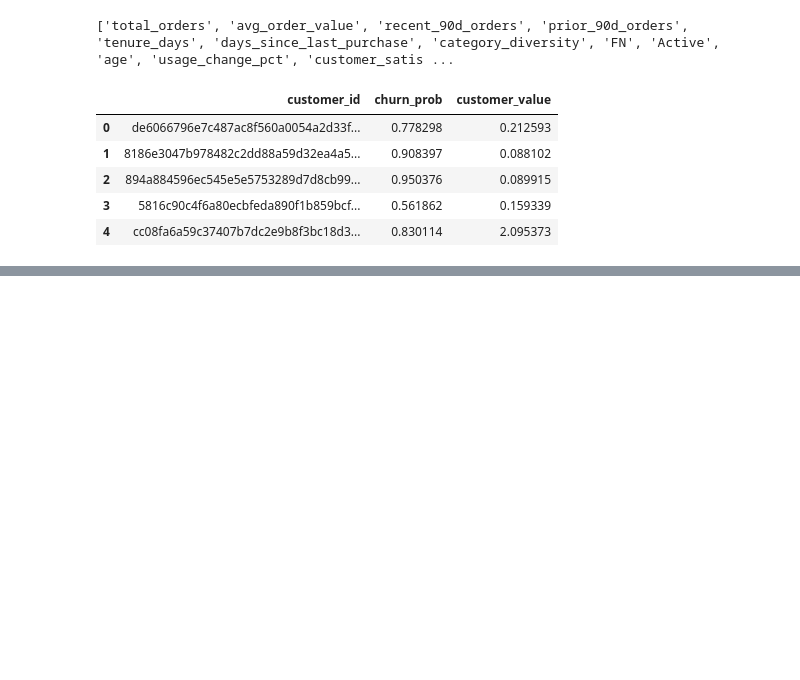
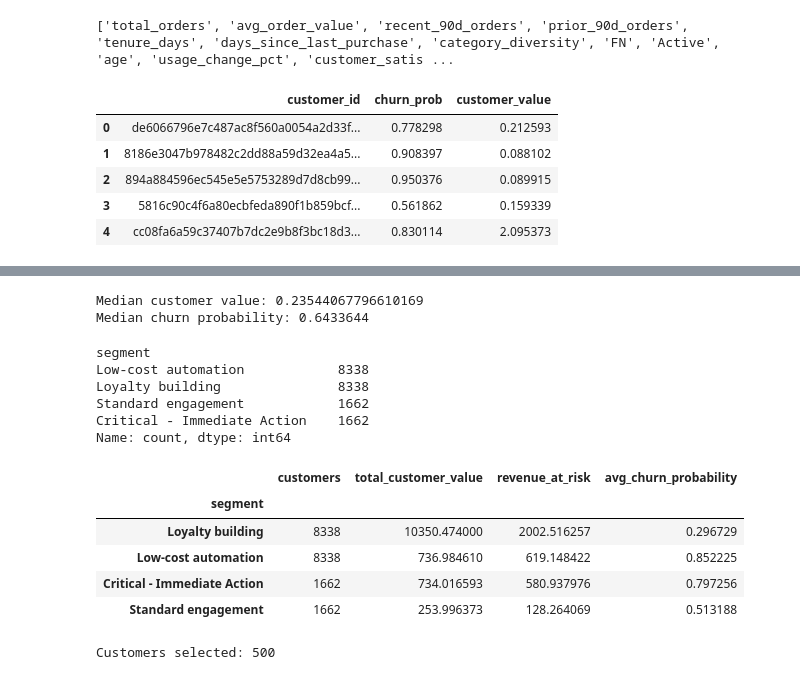
Before and after one commit to Pegu01/Customer-churn-intelligence, a Jupyter notebook: Notebooks/model_evaluation.ipynb, the cells around one changed output, grey strips where cells are left out. Cells and saved outputs as stored; diff of their text form; code cells hidden in the pictures; blank space fills up the shorter version.

Commit message:
Add revenue at risk calculation and segmentation analysis to model evaluation notebook

```diff
--- a/Notebooks/model_evaluation.ipynb
+++ b/Notebooks/model_evaluation.ipynb
@@ -559,3 +559,10 @@ results[
 | 2 | 894a884596ec545e5e5753289d7d8cb99... | 0.950376 | 0.089915 |
 | 3 | 5816c90c4f6a80ecbfeda890f1b859bcf... | 0.561862 | 0.159339 |
 | 4 | cc08fa6a59c37407b7dc2e9b8f3bc18d3... | 0.830114 | 2.095373 |
+# %%
+# Calculate revenue at risk
+
+results['revenue_at_risk'] = (
+    results['churn_prob'] *
+    results['customer_value']
+)
@@ -561,0 +579,13 @@ results[
+# %%
+# Create risk segments
+# Calculate the median customer value
+
+value_median = results['customer_value'].median()
+# %%
+prob_median = results['churn_prob'].median()
+# %%
+print("Median customer value:", value_median)
+print("Median churn probability:", prob_median)
+# %% [output]
+Median customer value: 0.23544067796610169
+Median churn probability: 0.6433644
@@ -561,0 +616,43 @@ results[
+# %%
+results['segment'] = results.apply(
+    segment,
+    axis=1
+)
+# %%
+# Display the each segment counts
+
+results['segment'].value_counts()
+# %% [output]
+segment
+Low-cost automation            8338
+Loyalty building               8338
+Standard engagement            1662
+Critical - Immediate Action    1662
+Name: count, dtype: int64
+# %%
+# Revenue at risk by segment
+# Create a summary table for each segment
+
+segment_summary = (
+    results
+    .groupby('segment')
+    .agg(
+        customers=('customer_id', 'count'),
+        total_customer_value=('customer_value', 'sum'),
+        revenue_at_risk=('revenue_at_risk', 'sum'),
+        avg_churn_probability=('churn_prob', 'mean')
+    )
+    .sort_values(
+        'revenue_at_risk',
+        ascending=False
+    )
+)
+
+segment_summary
+# %% [output]
+|  | customers | total_customer_value | revenue_at_risk | avg_churn_probability |
+| segment |  |  |  |  |
+| Loyalty building | 8338 | 10350.474000 | 2002.516257 | 0.296729 |
+| Low-cost automation | 8338 | 736.984610 | 619.148422 | 0.852225 |
+| Critical - Immediate Action | 1662 | 734.016593 | 580.937976 | 0.797256 |
+| Standard engagement | 1662 | 253.996373 | 128.264069 | 0.513188 |
@@ -561,0 +670,7 @@ results[
+# %%
+print(
+    "Customers selected:",
+    len(top_500)
+)
+# %% [output]
+Customers selected: 500
```
Also changed, not shown: parts of 7 cells of this notebook, 1 other file.
